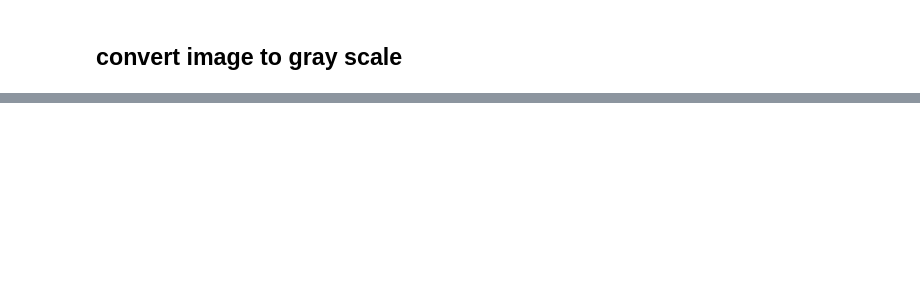
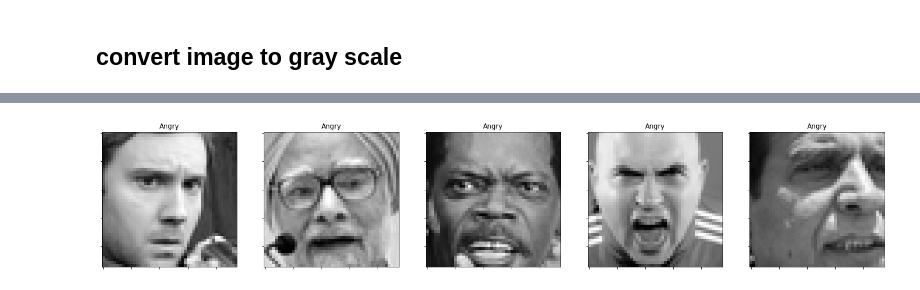
Before and after one commit to VaibhaveS/Focus, a Jupyter notebook: Process.ipynb, the cells around one changed output, grey strips where cells are left out. Drawn from its saved outputs; the diff is of its cells as text; code cells hidden in the pictures; blank space fills up the shorter version.

```diff
--- a/Process.ipynb
+++ b/Process.ipynb
@@ -73,0 +191,4 @@ MoviePy - Done.
+# %%
+plot_examples(label=0)
+# %% [output]
+[figure, added]
```
Also changed, not shown: parts of 27 cells of this notebook.
